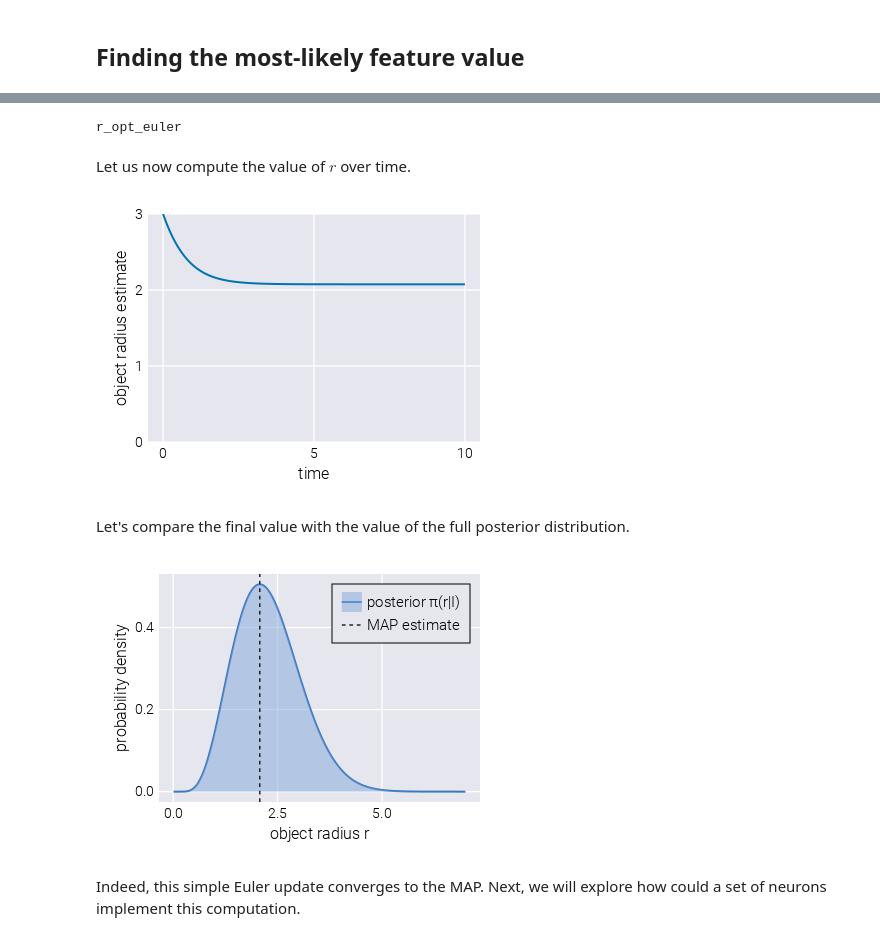
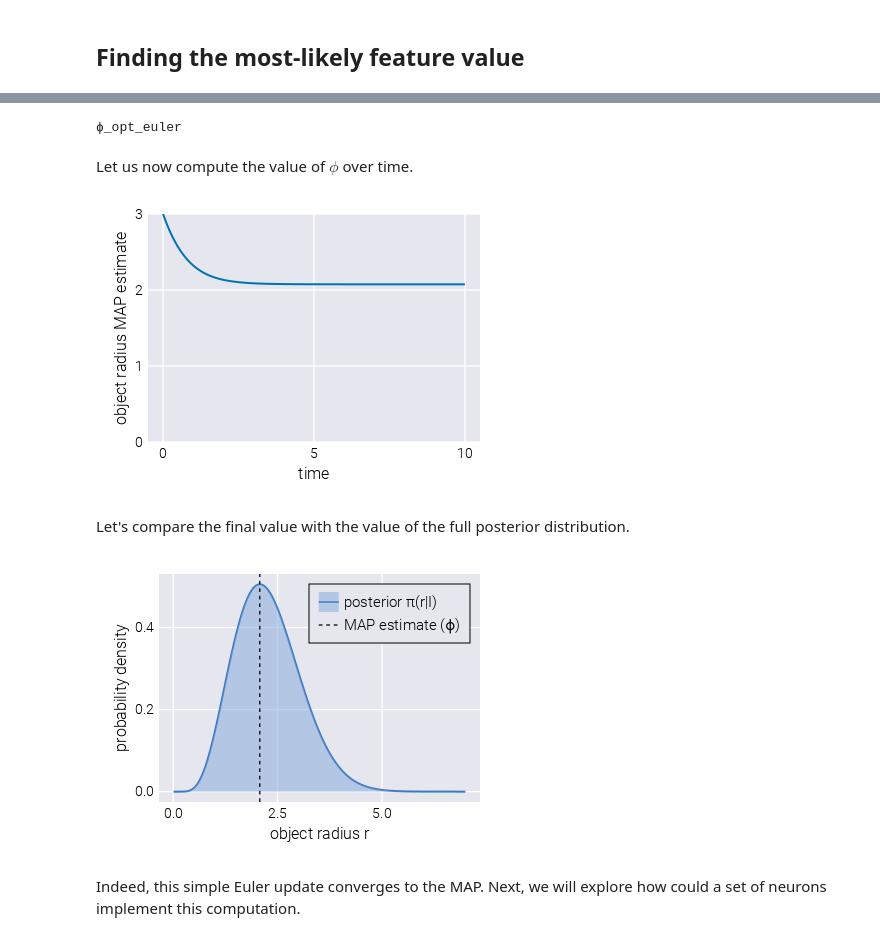
Before and after one commit to mrazomej/active_inference_tutorials, a Jupyter notebook: code/exploratory/bogacz_2017.ipynb, the cells around one changed output, grey strips where cells are left out. Saved outputs shown, nothing was run; the diff lists cells and outputs as text; code cells hidden in the pictures.

```diff
--- a/code/exploratory/bogacz_2017.ipynb
+++ b/code/exploratory/bogacz_2017.ipynb
@@ -281,12 +337,12 @@ more general by using an automatic differentiation tool.
 # %%
 @doc raw"""
-    r_opt_euler
+    ϕ_opt_euler
 
 Function to compute the MAP, i.e., the value of r that maximizes the posterior
 π(r | I) using Euler's integration method.
 
 # Arguments
-- `rₒ::Real`: Initial estimate of the object dimensions.
+- `ϕₒ::Real`: Initial estimate of the object dimensions.
 - `I::Real`: Value of the (log) intensity read by the detector.
 - `Σᵣ::Real`: Value of the likelihood variance.
 - `μₚ⁽ʳ⁾::Real`: Mean of the prior distribution of object radius size.
@@ -305,8 +361,8 @@ Function to compute the MAP, i.e., the value of r that maximizes the posterior
 - `time::Array{Float64}`: Array with the times where the integration was
   evaluated.
 """
-function r_opt_euler(
-    rₒ::Real,
+function ϕ_opt_euler(
+    ϕₒ::Real,
     I::Real,
     Σₗ⁽ᴵ⁾::Real,
     μₚ⁽ʳ⁾::Real,
@@ -317,42 +373,40 @@ function r_opt_euler(
     Δt::AbstractFloat=0.01
 )
     # Initialize array to save values of r
-    r = Array{Float64}(undef, n_steps + 1)
+    ϕ = Array{Float64}(undef, n_steps + 1)
     # Initialize array to save the time
-    time = similar(r)
+    time = similar(ϕ)
 
     # Set initial value
-    r[1] = Float64(rₒ)
+    ϕ[1] = Float64(ϕₒ)
     time[1] = 0.0
 
     # Loop through iterations
     for t = 2:(n_steps+1)
         # Compute dF/dr
-        dF_dr = (I - g(r[t-1])) / Σₗ⁽ᴵ⁾ * dg(r[t-1]) -
-                (r[t-1] - μₚ⁽ʳ⁾) / Σₚ⁽ʳ⁾
-
-        # Update value of r
-        r[t] = r[t-1] + Δt * dF_dr
+        dF_dϕ = (I - g(ϕ[t-1])) / Σₗ⁽ᴵ⁾ * dg(ϕ[t-1]) - (ϕ[t-1] - μₚ⁽ʳ⁾) / Σₚ⁽ʳ⁾
+        # Update value of ϕ
+        ϕ[t] = ϕ[t-1] + Δt * dF_dϕ
         # Update value of time
         time[t] = time[t-1] + Δt
     end # for
 
-    return r, time
+    return ϕ, time
 end # function
 # %% [output]
-r_opt_euler
+ϕ_opt_euler
 # %% [markdown]
-Let us now compute the value of $r$ over time.
+Let us now compute the value of $\phi$ over time.
 # %%
 # Define parameters
-rₒ = 3
+ϕₒ = 3
 I = 0.5
 Σₗ⁽ᴵ⁾ = 1
 μₚ⁽ʳ⁾ = 3
 Σₚ⁽ʳ⁾ = 1
 
 # Evaluate trajectory
-r_opt, time = r_opt_euler(rₒ, I, Σₗ⁽ᴵ⁾, μₚ⁽ʳ⁾, Σₚ⁽ʳ⁾; n_steps=1_000)
+ϕ_opt, time = ϕ_opt_euler(ϕₒ, I, Σₗ⁽ᴵ⁾, μₚ⁽ʳ⁾, Σₚ⁽ʳ⁾; n_steps=1_000)
 
 # Initialize figure
 fig = Figure(resolution=(400, 300))
@@ -361,17 +415,17 @@ fig = Figure(resolution=(400, 300))
 ax = Axis(
     fig[1, 1],
     xlabel="time",
-    ylabel="object radius estimate"
+    ylabel="object radius MAP estimate"
 )
 
 # Plot trajectory
-lines!(ax, time, r_opt)
+lines!(ax, time, ϕ_opt)
 
 ylims!(ax, [0, 3])
 
 fig
 # %% [output]
-[figure, old version]
+[figure, new version]
 # %% [markdown]
 Let's compare the final value with the value of the full posterior distribution.
 # %%
@@ -387,36 +441,36 @@ ax = Axis(
 
 # Plot posterior distribution
 lines!(
     ax,
     r,
     π_posterior,
     label="posterior π(r|I)",
     color=color_palette[:blue]
 )
 
 fill_between!(
     ax,
     r,
     zeros(length(r)),
     π_posterior,
     label="posterior π(r|I)",
     color=(color_palette[:light_blue], 0.5)
 )
 
 # Add final value
 vlines!(
-    r_opt[end],
+    ϕ_opt[end],
     linestyle=:dash,
     color=:black,
-    label="MAP estimate"
+    label="MAP estimate (ϕ)"
 )
 
 # Add legend
 axislegend(ax, unique=true, merge=true)
 
 fig
 # %% [output]
-[figure, old version]
+[figure, new version]
 # %% [markdown]
 Indeed, this simple Euler update converges to the MAP. Next, we will explore how
 could a set of neurons implement this computation.
```
Also changed, not shown: parts of 24 cells of this notebook.
